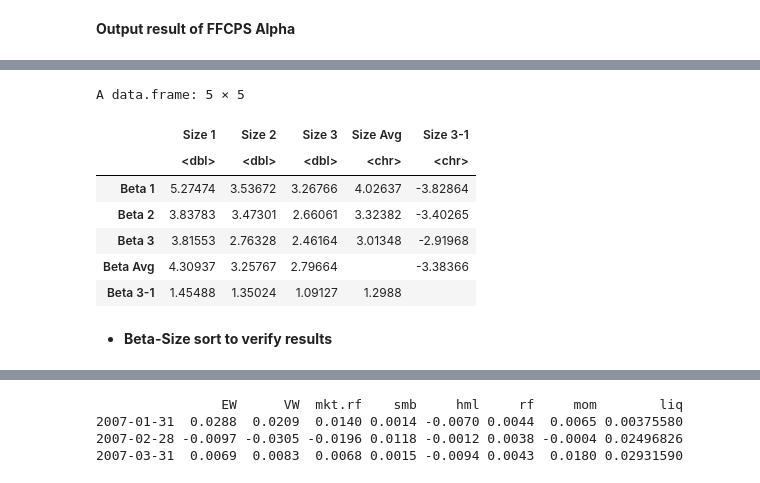
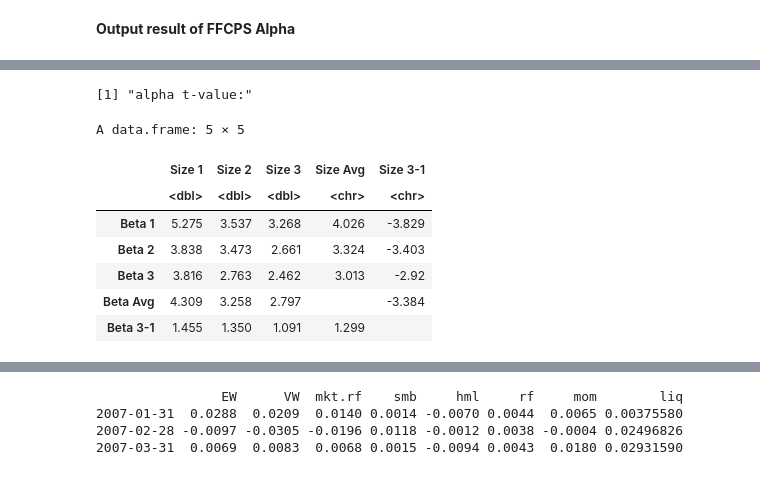
Before and after one commit to lz2110/JEM092-HW-Guan-Zhang-Zeng, a Jupyter notebook: HW2.ipynb, the cells around one changed output, grey strips where cells are left out. Saved outputs shown, nothing was run; the diff lists cells and outputs as text; code cells hidden in the pictures.

```diff
--- a/HW2.ipynb
+++ b/HW2.ipynb
@@ -610,7 +588,7 @@ getStat1 <- function (variable_data) {
 #name the row: mean, variance, skewness, excess kurtosis, minimum and maximum
 col_n <- c('Mean','SD', 'Skew', 'Kurt', 'Min','5%',
         '25%', 'Median', '75%', '95%','Max', 'n')
-row_n <- c('Beta','MktCap', 'Size', 'Value', 'Mom','Illiq', 'Return')
+row_n <- c('Beta','MktCap', 'Size', 'Value', 'Mom','Illiq', 'Excess Return')
 stock_n <- c(250,250,250,250,250,250,250)
 df_stat <- data.frame(getStat(monthly_betas))
 df_stat <- cbind(df_stat, getStat(monthly_market_caps))
@@ -904,4 +818,0 @@ When examing the individual decile portfolio returns, we found all portfolios ge
-# %%
-data <- list(monthly_betas)
-names(data) <- c('Beta')
-perform_fama_macbeth_regression(monthly_returns, data)
@@ -966,4 +868,0 @@ However, we could also find that the magnitudes of the average return of the val
-# %%
-data <- list(monthly_sizes)
-names(data) <- c('Size')
-perform_fama_macbeth_regression(monthly_returns, data)
@@ -1025,5 +920,0 @@ The results of the value-weighted portfolio analyses is quite similar to what we
-# %%
-data <- list(monthly_illiq)
-names(data) <- c('Illiquidity')
-perform_fama_macbeth_regression(monthly_returns, data)
-# has expected direction
@@ -1290,13 +1179,13 @@ A data.frame: 5 × 5
 # %%
-format_result(res_SizeBeta[4,], "Size", "Beta", 5)
+print("alpha t-value:")
+format_result(res_SizeBeta[4,], "Size", "Beta", 3)
 # %% [output]
-A data.frame: 5 × 5
+[1] "alpha t-value:"
+A data.frame: 5 × 5
 |  | Size 1 | Size 2 | Size 3 | Size Avg | Size 3-1 |
 |  | <dbl> | <dbl> | <dbl> | <chr> | <chr> |
-| Beta 1 | 5.27474 | 3.53672 | 3.26766 | 4.02637 | -3.82864 |
-| Beta 2 | 3.83783 | 3.47301 | 2.66061 | 3.32382 | -3.40265 |
-| Beta 3 | 3.81553 | 2.76328 | 2.46164 | 3.01348 | -2.91968 |
-| Beta Avg | 4.30937 | 3.25767 | 2.79664 |  | -3.38366 |
-| Beta 3-1 | 1.45488 | 1.35024 | 1.09127 | 1.2988 |  |
+| Beta 1 | 5.275 | 3.537 | 3.268 | 4.026 | -3.829 |
+| Beta 2 | 3.838 | 3.473 | 2.661 | 3.324 | -3.403 |
+| Beta 3 | 3.816 | 2.763 | 2.462 | 3.013 | -2.92 |
+| Beta Avg | 4.309 | 3.258 | 2.797 |  | -3.384 |
+| Beta 3-1 | 1.455 | 1.350 | 1.091 | 1.299 |  |
-# %% [markdown]
-* **Beta-Size sort to verify results**
```
Also changed, not shown: parts of 120 cells of this notebook.
